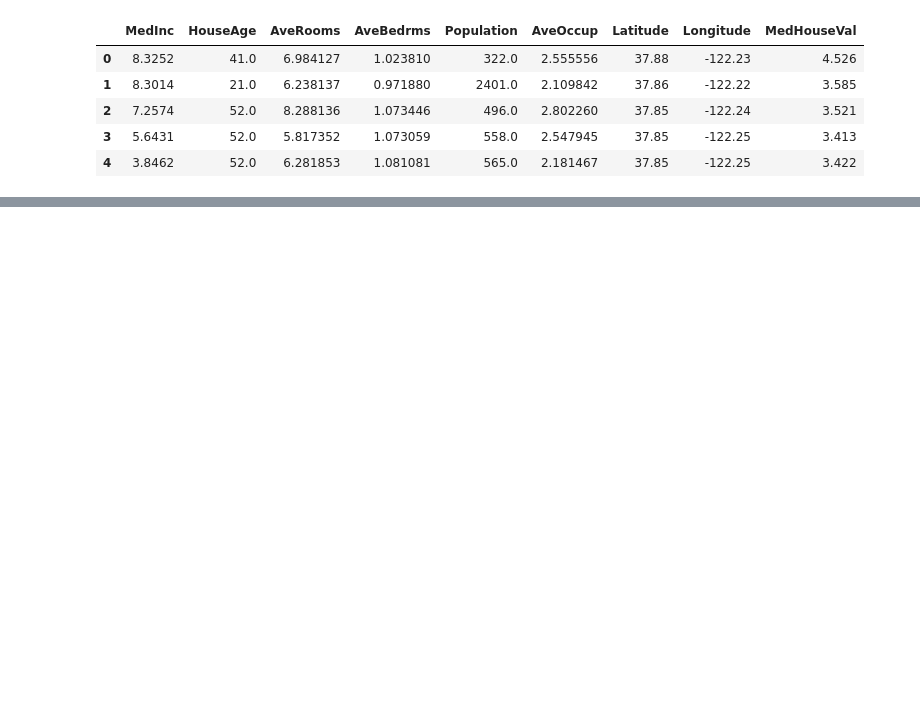
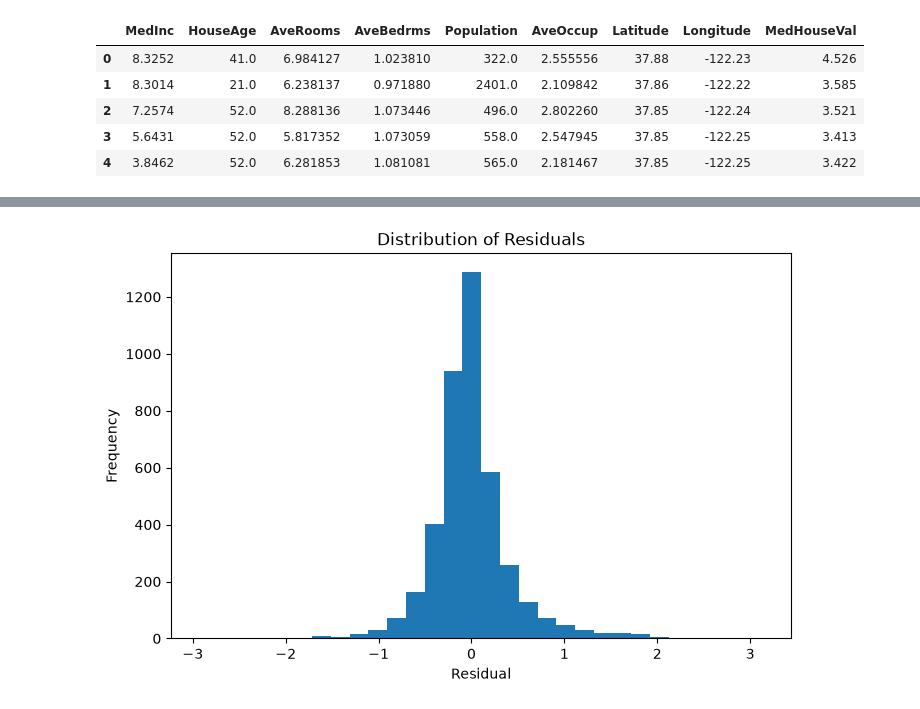
Before and after one commit to IsacFreitaas/real-estate-analytics-project, a Jupyter notebook: notebooks/2. Modelling.ipynb, the cells around one changed output, grey strips where cells are left out. Saved outputs shown, nothing was run; the diff lists cells and outputs as text; code cells hidden in the pictures; blank space fills up the shorter version.

```diff
--- a/notebooks/2. Modelling.ipynb
+++ b/notebooks/2. Modelling.ipynb
@@ -479,0 +357,4 @@ Overall, this project demonstrated how **exploratory data analysis and machine l
+# %%
+plot_residual_distribution(error_frame["residual"])
+# %% [output]
+[figure, added]
```
Also changed, not shown: parts of 111 cells of this notebook.
